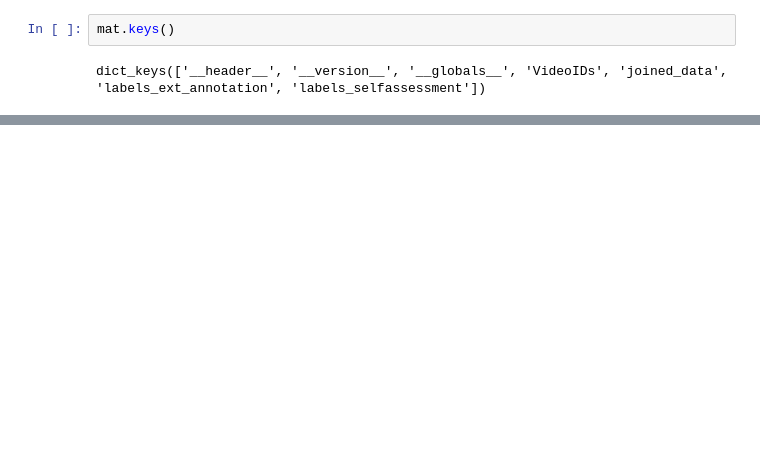
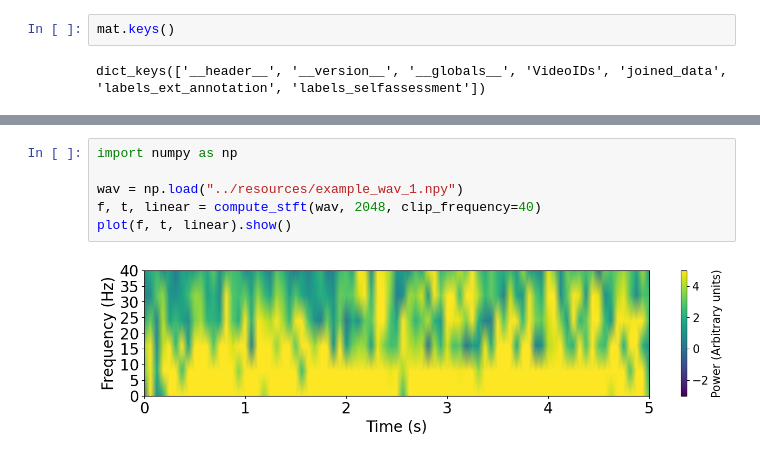
Before and after one commit to Ubriacopo/progetto-tesi, a Jupyter notebook: data/pre_processing.ipynb, the cells around one changed output, grey strips where cells are left out. Cells and saved outputs as stored; diff of their text form; blank space fills up the shorter version.

```diff
--- a/data/pre_processing.ipynb
+++ b/data/pre_processing.ipynb
@@ -115,0 +158,8 @@ Make sure that "mat" is either a pandas.DataFrame, duckdb.DuckDBPyRelation, pyar
+# %%
+import numpy as np
+
+wav = np.load("../resources/example_wav_1.npy")
+f, t, linear = compute_stft(wav, 2048, clip_frequency=40)
+plot(f, t, linear).show()
+# %% [output]
+[figure, added]
```
Also changed, not shown: parts of 18 cells of this notebook, 3 other files.
